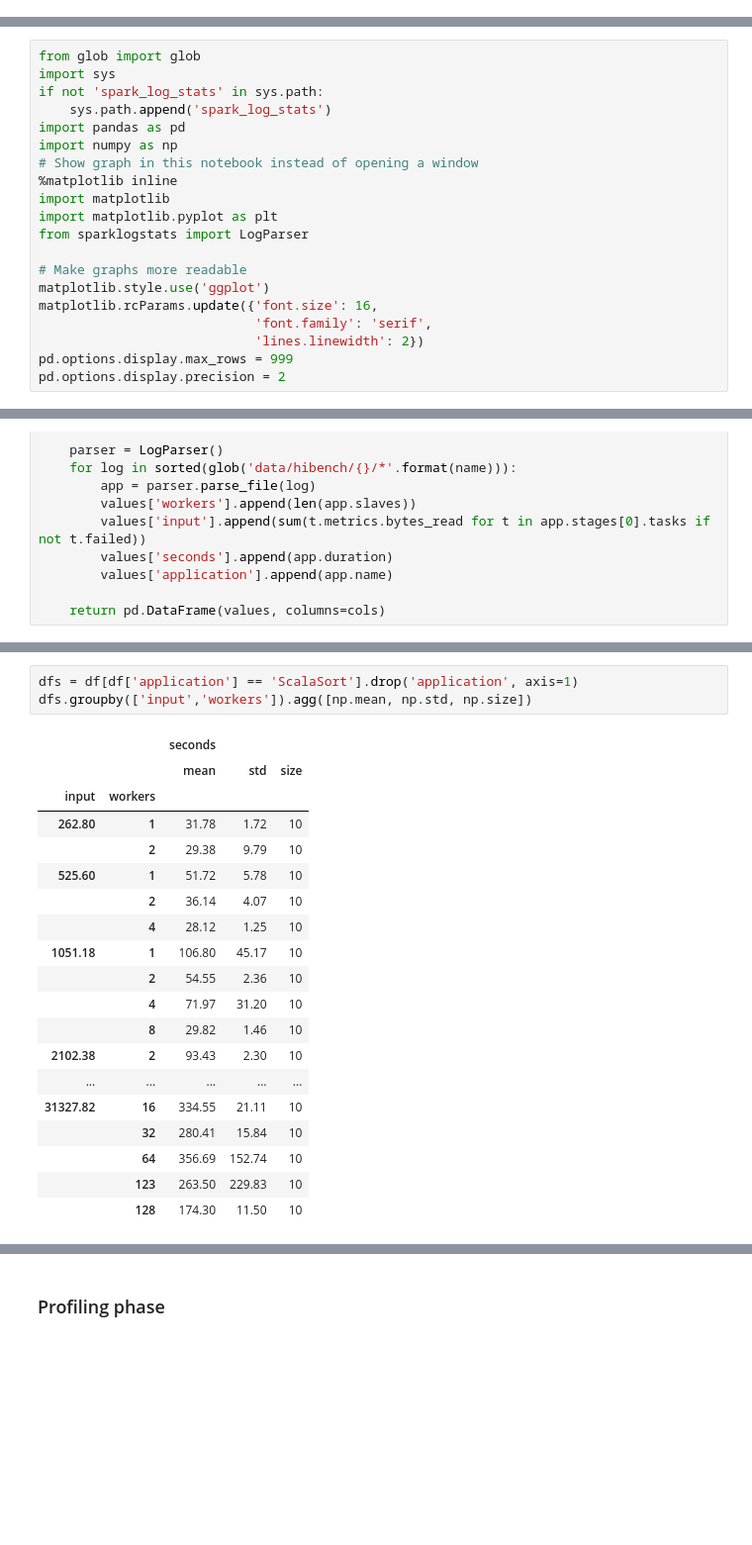
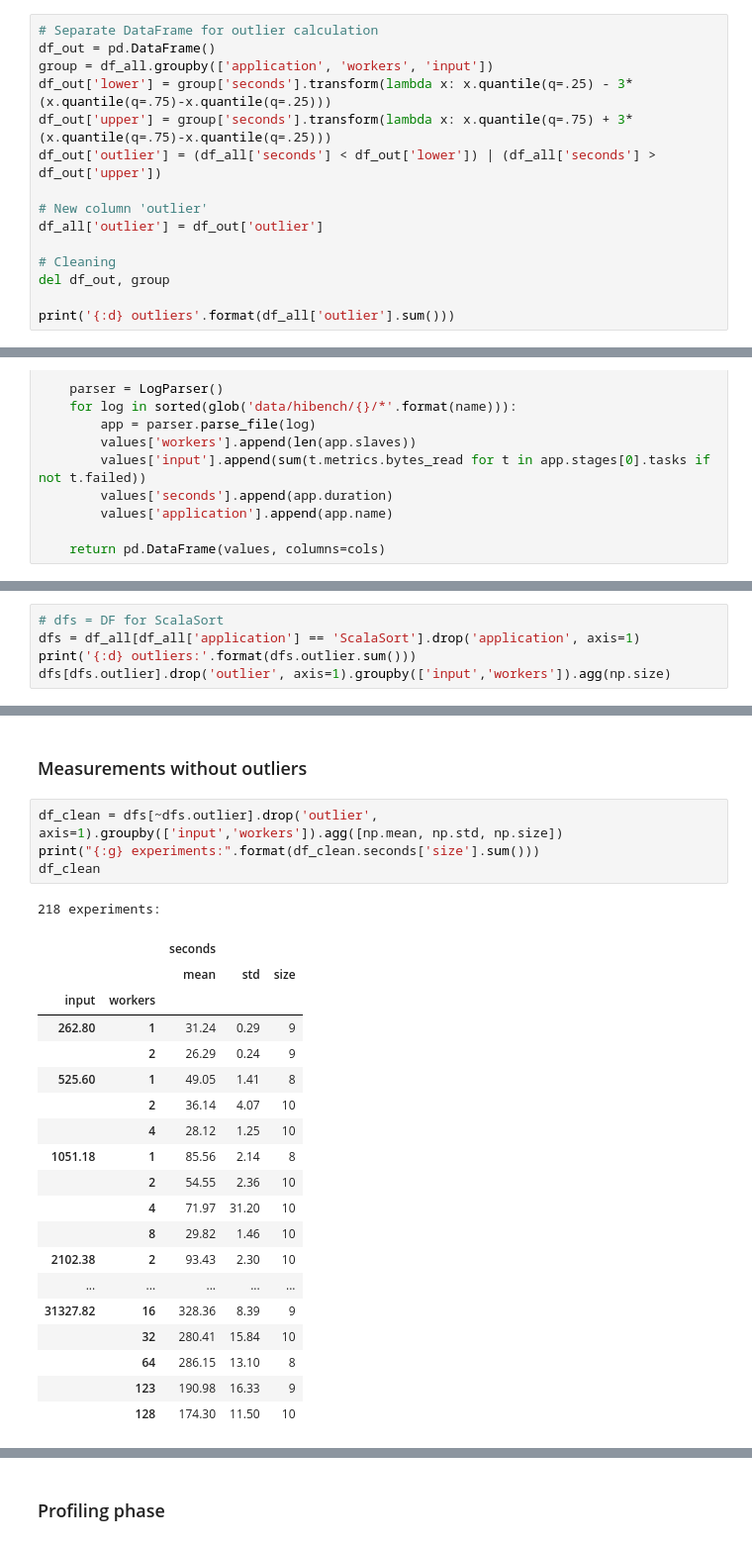
Before and after one commit to cemsbr/phd_notebook, a Jupyter notebook: HiBench.ipynb, the cells around one changed output, grey strips where cells are left out. Shown at 99% size. Cells and saved outputs as stored; diff of their text form; blank space fills up the shorter version.

```diff
--- a/HiBench.ipynb
+++ b/HiBench.ipynb
@@ -2,0 +47,15 @@
+# %%
+# Separate DataFrame for outlier calculation
+df_out = pd.DataFrame()
+group = df_all.groupby(['application', 'workers', 'input'])
+df_out['lower'] = group['seconds'].transform(lambda x: x.quantile(q=.25) - 3*(x.quantile(q=.75)-x.quantile(q=.25)))
+df_out['upper'] = group['seconds'].transform(lambda x: x.quantile(q=.75) + 3*(x.quantile(q=.75)-x.quantile(q=.25)))
+df_out['outlier'] = (df_all['seconds'] < df_out['lower']) | (df_all['seconds'] > df_out['upper'])
+
+# New column 'outlier'
+df_all['outlier'] = df_out['outlier']
+
+# Cleaning
+del df_out, group
+
+print('{:d} outliers'.format(df_all['outlier'].sum()))
@@ -3,25 +64,5 @@
 # %% [markdown]
 ## Sort Application
-# %%
-from glob import glob
-import sys
-if not 'spark_log_stats' in sys.path:
-    sys.path.append('spark_log_stats')
-import pandas as pd
-import numpy as np
-# Show graph in this notebook instead of opening a window
-%matplotlib inline
-import matplotlib
-import matplotlib.pyplot as plt
-from sparklogstats import LogParser
-
-# Make graphs more readable
-matplotlib.style.use('ggplot')
-matplotlib.rcParams.update({'font.size': 16,
-                            'font.family': 'serif',
-                            'lines.linewidth': 2})
-pd.options.display.max_rows = 999
-pd.options.display.precision = 2
 # %%
 # Read Spark log files
 def parse_application(name):
@@ -45,0 +85,5 @@ df['seconds'] /= 1000  # seconds
+# %%
+# dfs = DF for ScalaSort
+dfs = df_all[df_all['application'] == 'ScalaSort'].drop('application', axis=1)
+print('{:d} outliers:'.format(dfs.outlier.sum()))
+dfs[dfs.outlier].drop('outlier', axis=1).groupby(['input','workers']).agg(np.size)
@@ -46,24 +102,28 @@ df['seconds'] /= 1000  # seconds
+# %% [markdown]
+### Measurements without outliers
 # %%
-dfs = df[df['application'] == 'ScalaSort'].drop('application', axis=1)
-dfs.groupby(['input','workers']).agg([np.mean, np.std, np.size])
+df_clean = dfs[~dfs.outlier].drop('outlier', axis=1).groupby(['input','workers']).agg([np.mean, np.std, np.size])
+print("{:g} experiments:".format(df_clean.seconds['size'].sum()))
+df_clean
 # %% [output]
+218 experiments:
 |  |  | seconds |  |  |
 |  |  | mean | std | size |
 | input | workers |  |  |  |
-| 262.80 | 1 | 31.78 | 1.72 | 10 |
-|  | 2 | 29.38 | 9.79 | 10 |
-| 525.60 | 1 | 51.72 | 5.78 | 10 |
+| 262.80 | 1 | 31.24 | 0.29 | 9 |
+|  | 2 | 26.29 | 0.24 | 9 |
+| 525.60 | 1 | 49.05 | 1.41 | 8 |
 |  | 2 | 36.14 | 4.07 | 10 |
 |  | 4 | 28.12 | 1.25 | 10 |
-| 1051.18 | 1 | 106.80 | 45.17 | 10 |
+| 1051.18 | 1 | 85.56 | 2.14 | 8 |
 |  | 2 | 54.55 | 2.36 | 10 |
 |  | 4 | 71.97 | 31.20 | 10 |
 |  | 8 | 29.82 | 1.46 | 10 |
 | 2102.38 | 2 | 93.43 | 2.30 | 10 |
 | ... | ... | ... | ... | ... |
-| 31327.82 | 16 | 334.55 | 21.11 | 10 |
+| 31327.82 | 16 | 328.36 | 8.39 | 9 |
 |  | 32 | 280.41 | 15.84 | 10 |
-|  | 64 | 356.69 | 152.74 | 10 |
-|  | 123 | 263.50 | 229.83 | 10 |
+|  | 64 | 286.15 | 13.10 | 8 |
+|  | 123 | 190.98 | 16.33 | 9 |
 |  | 128 | 174.30 | 11.50 | 10 |
 # %%
```
Also changed, not shown: parts of 52 cells of this notebook, 2 other files.
